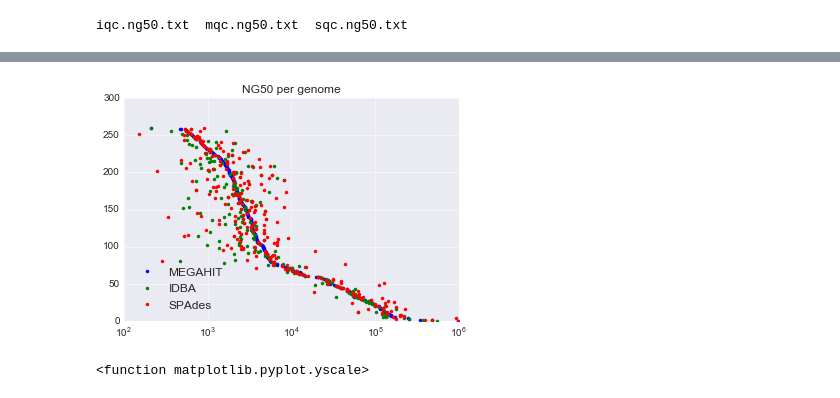
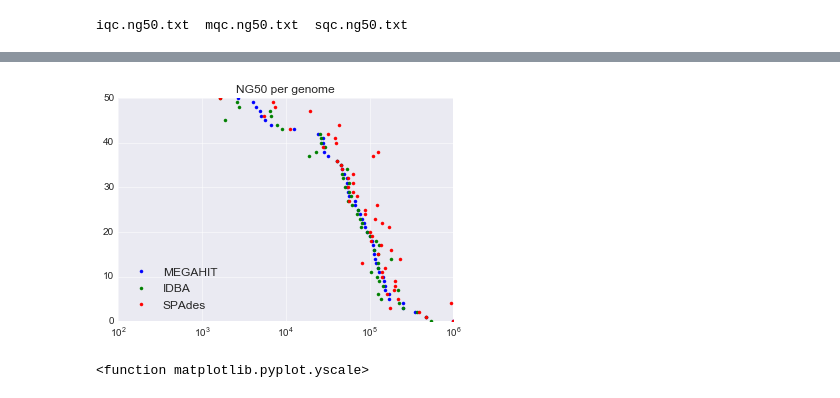
Before and after one commit to dib-lab/2016-metagenome-assembly-eval, a Jupyter notebook: pipeline/ng50.ipynb, the cells around one changed output, grey strips where cells are left out. Saved outputs shown, nothing was run; the diff lists cells and outputs as text; code cells hidden in the pictures.

```diff
--- a/pipeline/ng50.ipynb
+++ b/pipeline/ng50.ipynb
@@ -90,9 +98,12 @@ sqc_x2 = []
 
 megahit_lowest = 0
 spades_highest = 0
+idba_lowest = 0
 
 for y in range(max_y):
     if y not in ng50_iqc or y not in ng50_mqc or y not in ng50_sqc:
+        print('skipping', y, index_d_r[45], y in ng50_iqc, y in ng50_mqc, y in ng50_sqc)
+        assert 0
         continue
     iqc_x1.append(ng50_iqc[y])
     iqc_x2.append(ng90_iqc[y])
@@ -103,16 +114,19 @@ for y in range(max_y):
     sqc_x1.append(ng50_sqc[y])
     sqc_x2.append(ng90_sqc[y])
 
-#    print(ng50_mqc[y], ng50_iqc[y], ng50_sqc[y])
     if ng50_mqc[y] <= ng50_iqc[y] and ng50_mqc[y] <= ng50_sqc[y]:
         megahit_lowest += 1
-#        print('yes')
-#    else:
-#        print('no', ng50_mqc[y] <= ng50_iqc[y], ng50_mqc[y] <= ng50_sqc[y] )
+
     if ng50_sqc[y] >= ng50_mqc[y] and ng50_sqc[y] >= ng50_iqc[y]:
         spades_highest += 1
 
-print(megahit_lowest)
-print(spades_highest)
+    if ng50_iqc[y] <= ng50_mqc[y] and ng50_iqc[y] <= ng50_sqc[y]:
+        idba_lowest += 1
+
+
+max_y = len(mqc_x1)
+print('megahit lowest', megahit_lowest)
+print('spades highest', spades_highest)
+print('idba lowest', idba_lowest)
 print(max_y)
 # %% [output]
@@ -126,19 +141,15 @@ print(len(mqc_x1), len(sqc_x1), len(iqc_x1))
 # %%
-pylab.plot(mqc_x1, range(len(mqc_x1)), '.', label='MEGAHIT')
-#pylab.plot(mqc_x2, range(max_y), '.', label='M')
-plot = pylab.plot(iqc_x1, range(len(mqc_x1)), '.', label='IDBA')
-#pylab.plot(iqc_x2, range(max_y), '.', label='I')
-
-pylab.plot(sqc_x1, range(len(mqc_x1)), '.', label='SPAdes')
-#pylab.plot(sqc_x2, range(max_y), '.', label='S')
+pylab.plot(mqc_x1, range(max_y), '.', label='MEGAHIT')
+pylab.plot(iqc_x1, range(max_y), '.', label='IDBA')
+pylab.plot(sqc_x1, range(max_y), '.', label='SPAdes')
 pylab.xscale('log')
 pylab.axis(xmin=100)
 pylab.legend(loc='lower left', numpoints=1)
 pylab.title('NG50 per genome')
 
 pylab.savefig('ng50.pdf')
 # %% [output]
-[figure, old version]
+[figure, new version]
 # %%
 pylab.yscale
 # %% [output]
```
Also changed, not shown: parts of 4 cells of this notebook, 3 other files.
